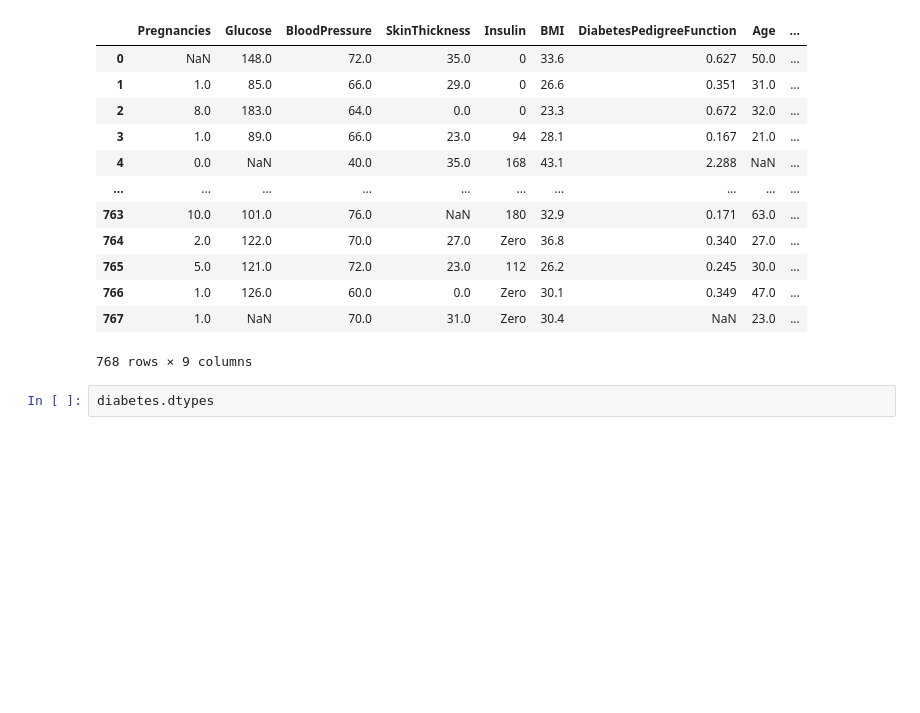
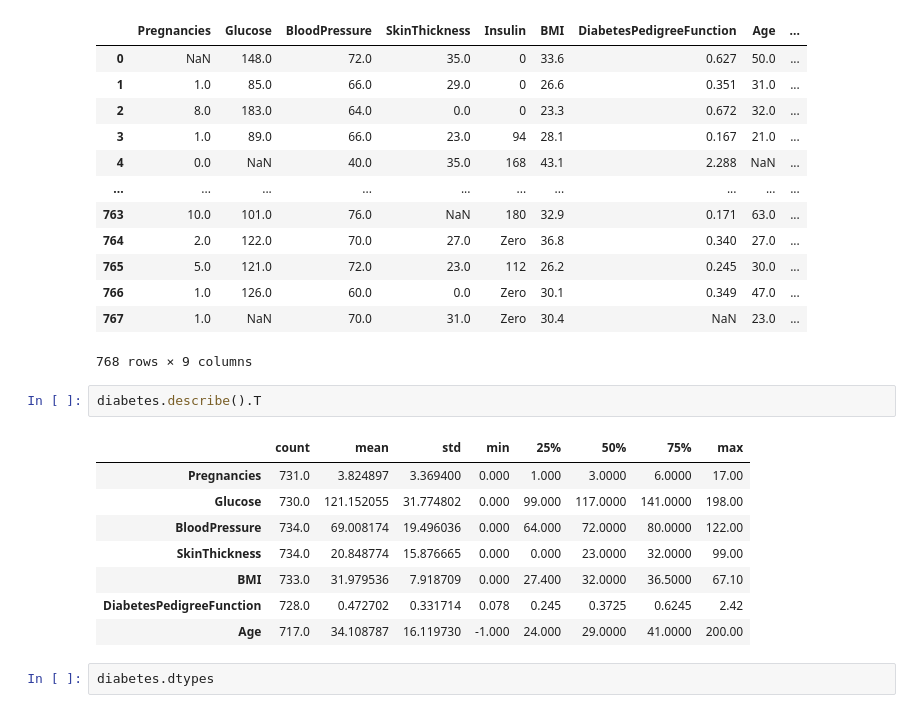
Before and after one commit to MariaEgrv/diabetes_prediction, a Jupyter notebook: diabetes_prediction.ipynb, the cells around one changed output. Saved outputs shown, nothing was run; the diff lists cells and outputs as text; blank space fills up the shorter version.

```diff
--- a/diabetes_prediction.ipynb
+++ b/diabetes_prediction.ipynb
@@ -31,6 +35,17 @@ diabetes
 | 766 | 1.0 | 126.0 | 60.0 | 0.0 | Zero | 30.1 | 0.349 | 47.0 | ... |
 | 767 | 1.0 | NaN | 70.0 | 31.0 | Zero | 30.4 | NaN | 23.0 | ... |
 768 rows × 9 columns
+# %%
+diabetes.describe().T
+# %% [output]
+|  | count | mean | std | min | 25% | 50% | 75% | max |
+| Pregnancies | 731.0 | 3.824897 | 3.369400 | 0.000 | 1.000 | 3.0000 | 6.0000 | 17.00 |
+| Glucose | 730.0 | 121.152055 | 31.774802 | 0.000 | 99.000 | 117.0000 | 141.0000 | 198.00 |
+| BloodPressure | 734.0 | 69.008174 | 19.496036 | 0.000 | 64.000 | 72.0000 | 80.0000 | 122.00 |
+| SkinThickness | 734.0 | 20.848774 | 15.876665 | 0.000 | 0.000 | 23.0000 | 32.0000 | 99.00 |
+| BMI | 733.0 | 31.979536 | 7.918709 | 0.000 | 27.400 | 32.0000 | 36.5000 | 67.10 |
+| DiabetesPedigreeFunction | 728.0 | 0.472702 | 0.331714 | 0.078 | 0.245 | 0.3725 | 0.6245 | 2.42 |
+| Age | 717.0 | 34.108787 | 16.119730 | -1.000 | 24.000 | 29.0000 | 41.0000 | 200.00 |
 # %%
 diabetes.dtypes
 # %% [output]
```
Also changed, not shown: parts of 46 cells of this notebook, 2 other files.
